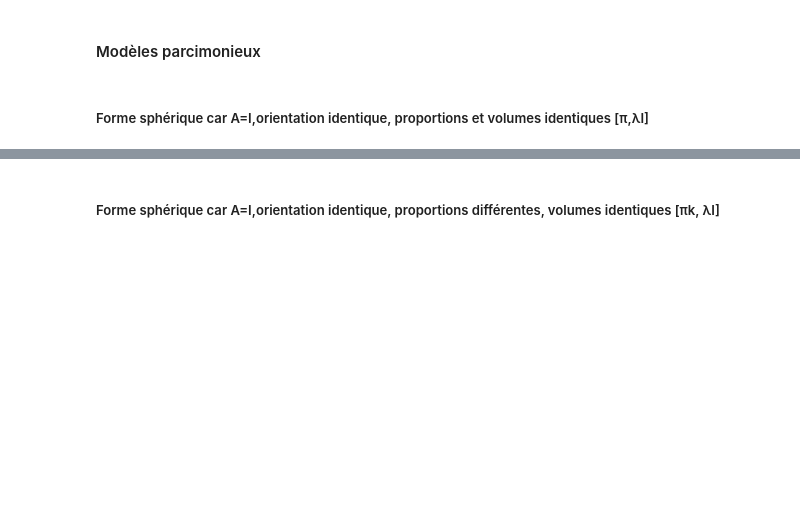
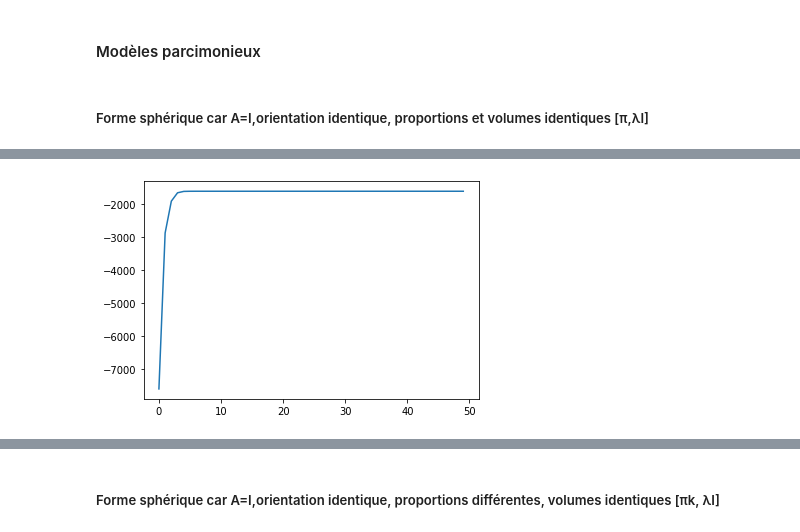
Before and after one commit to mohcineelharras/daml_project, a Jupyter notebook: project/daml_project.ipynb, the cells around one changed output, grey strips where cells are left out. Saved outputs shown, nothing was run; the diff lists cells and outputs as text; code cells hidden in the pictures; blank space fills up the shorter version.

```diff
--- a/project/daml_project.ipynb
+++ b/project/daml_project.ipynb
@@ -801,6 +788,7 @@ class GMM:
 ##### Forme sphérique car A=I,orientation identique, proportions et volumes identiques [π,λI]
 # %%
 %%time
-GMM_1 = GMM(X=X,lammbda="same",pi="same",number_of_sources=2,iterations=200)
+GMM_1 = GMM(X=X,y=y,lammbda="same",pi="same",number_of_sources=2,iterations=50)
 likelihood=GMM_1.CEM(C=True)
 plt.plot(likelihood)
+# %% [output]
@@ -807,3 +797,4 @@ plt.plot(likelihood)
+[figure, added]
 # %%
 GMM_1.predict([X[0]])
 # %% [output]
```
Also changed, not shown: parts of 15 cells of this notebook.
